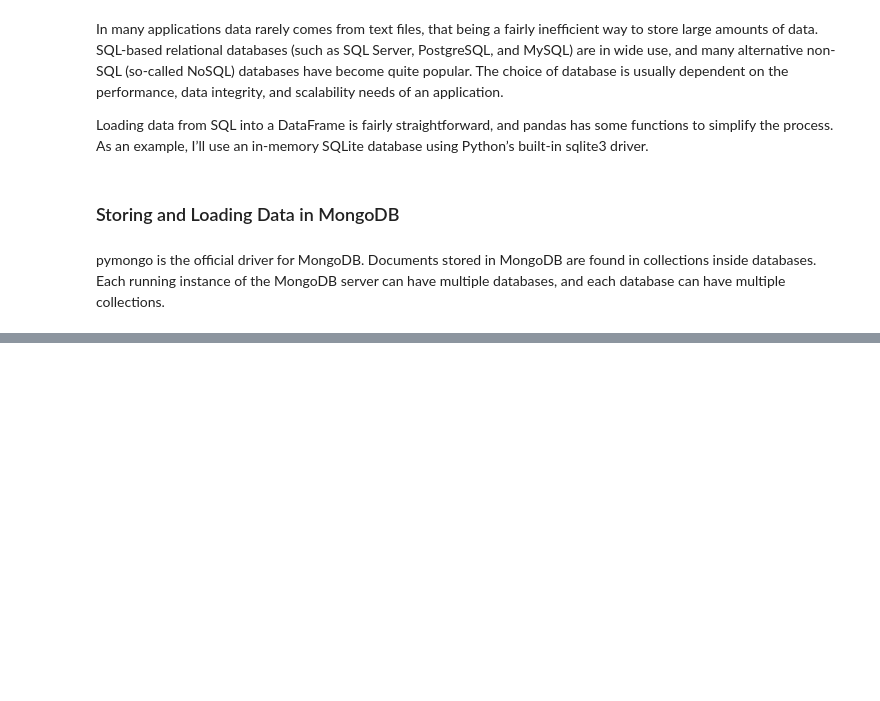
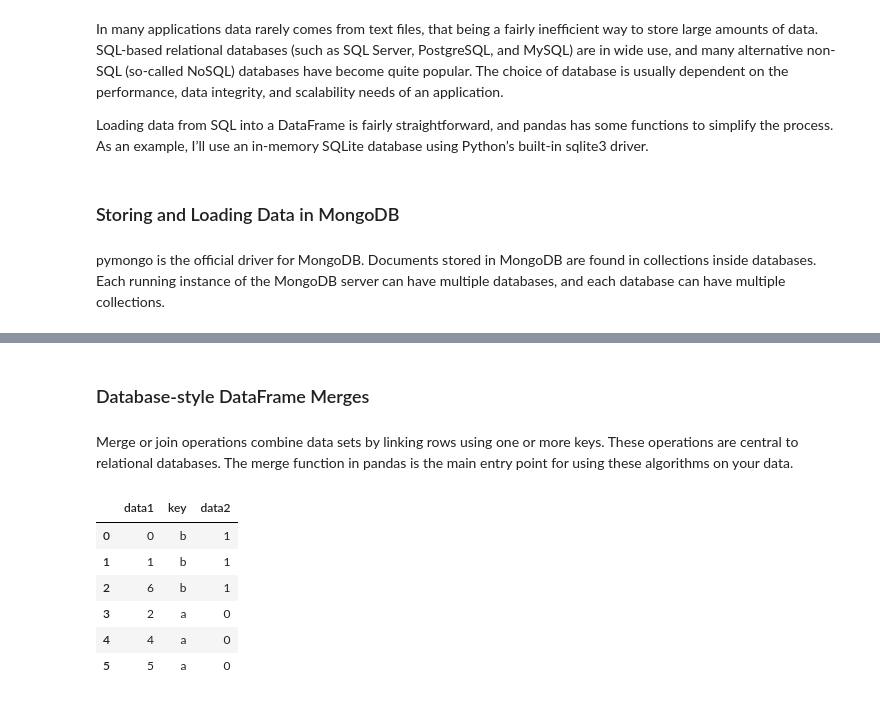
Before and after one commit to reetawwsum/Jupyter-Notebooks, a Jupyter notebook: Python for Data Analysis.ipynb, the cells around one changed output, grey strips where cells are left out. Saved outputs shown, nothing was run; the diff lists cells and outputs as text; code cells hidden in the pictures; blank space fills up the shorter version.

```diff
--- a/Python for Data Analysis.ipynb
+++ b/Python for Data Analysis.ipynb
@@ -1299,0 +1312,20 @@ pymongo is the official driver for MongoDB. Documents stored in MongoDB are foun
+# %% [markdown]
+### Database-style DataFrame Merges
+# %% [markdown]
+Merge or join operations combine data sets by linking rows using one or more keys. These operations are central to relational databases. The merge function in pandas is the main entry point for using these algorithms on your data.
+# %%
+df1 = DataFrame({'key': ['b', 'b', 'a', 'c', 'a', 'a', 'b'],
+                 'data1': range(7)})
+
+df2 = DataFrame({'key': ['a', 'b', 'd'],
+                 'data2': range(3)})
+# %%
+df1.merge(df2)
+# %% [output]
+|  | data1 | key | data2 |
+| 0 | 0 | b | 1 |
+| 1 | 1 | b | 1 |
+| 2 | 6 | b | 1 |
+| 3 | 2 | a | 0 |
+| 4 | 4 | a | 0 |
+| 5 | 5 | a | 0 |
```
Also changed, not shown: parts of 18 cells of this notebook.
